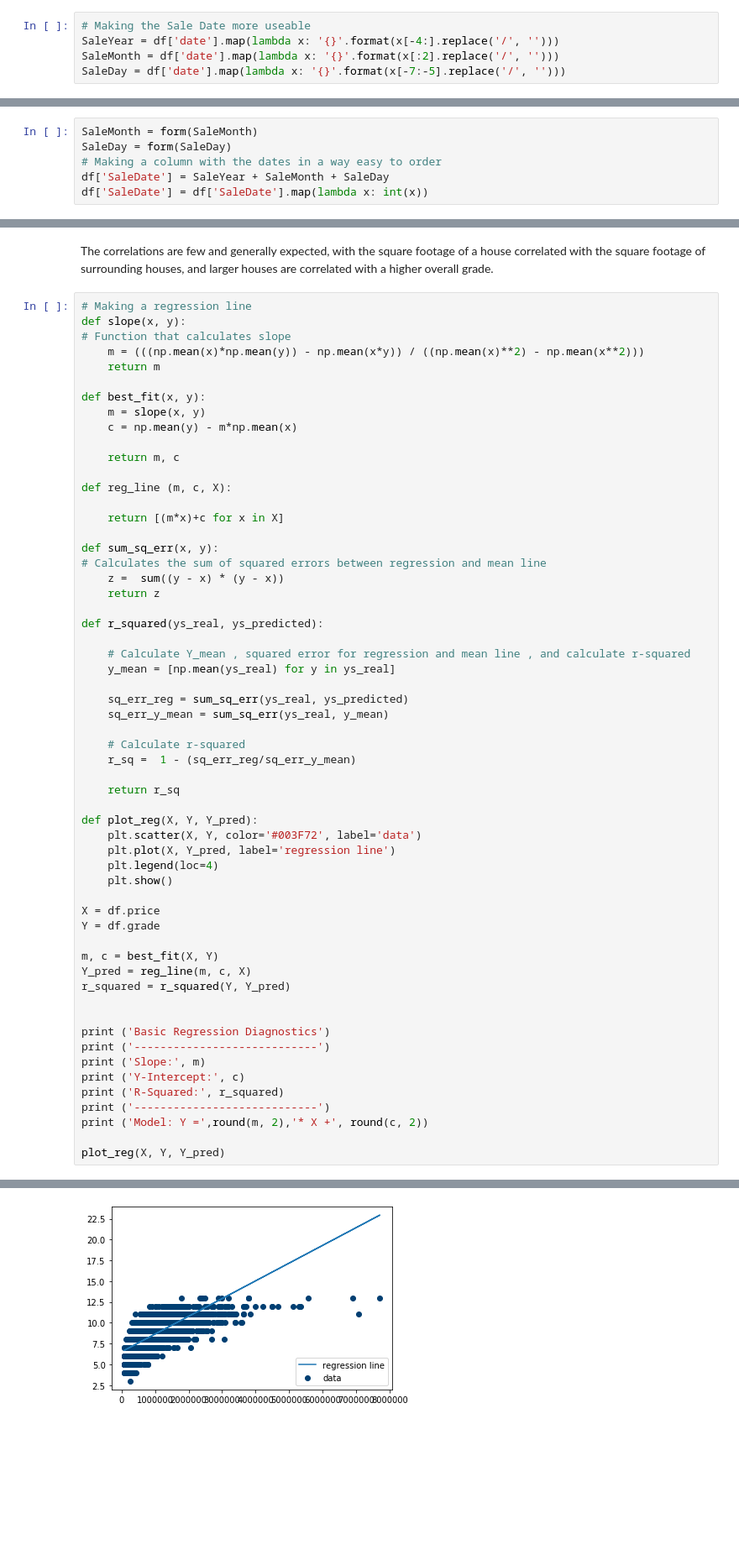
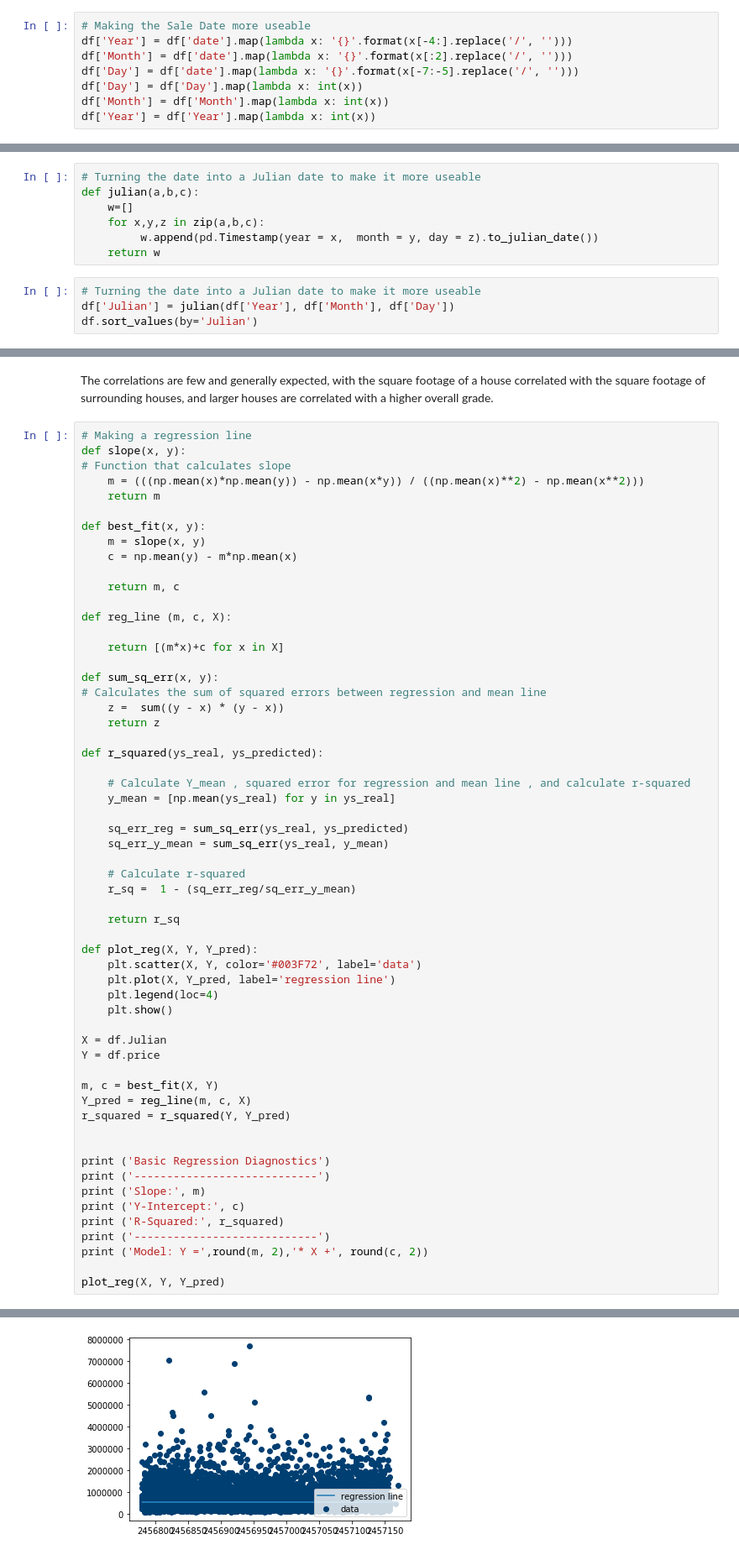
Before and after one commit to aradaha/dsc-mod-2-project-v2-1-onl01-dtsc-ft-030220, a Jupyter notebook: student.ipynb, the cells around one changed output, grey strips where cells are left out. Shown at 84% size. Cells and saved outputs as stored; diff of their text form; blank space fills up the shorter version.

```diff
--- a/student.ipynb
+++ b/student.ipynb
@@ -91,6 +91,9 @@ sqft_lot15       False
 dtype: bool
 # %%
 # Making the Sale Date more useable
-SaleYear = df['date'].map(lambda x: '{}'.format(x[-4:].replace('/', '')))
-SaleMonth = df['date'].map(lambda x: '{}'.format(x[:2].replace('/', '')))
-SaleDay = df['date'].map(lambda x: '{}'.format(x[-7:-5].replace('/', '')))
+df['Year'] = df['date'].map(lambda x: '{}'.format(x[-4:].replace('/', '')))
+df['Month'] = df['date'].map(lambda x: '{}'.format(x[:2].replace('/', '')))
+df['Day'] = df['date'].map(lambda x: '{}'.format(x[-7:-5].replace('/', '')))
+df['Day'] = df['Day'].map(lambda x: int(x))
+df['Month'] = df['Month'].map(lambda x: int(x))
+df['Year'] = df['Year'].map(lambda x: int(x))
@@ -107,6 +100,11 @@ def form(y):
-# %%
-SaleMonth = form(SaleMonth)
-SaleDay = form(SaleDay)
-# Making a column with the dates in a way easy to order
-df['SaleDate'] = SaleYear + SaleMonth + SaleDay
-df['SaleDate'] = df['SaleDate'].map(lambda x: int(x))
+# %%
+# Turning the date into a Julian date to make it more useable
+def julian(a,b,c):
+    w=[]
+    for x,y,z in zip(a,b,c):
+         w.append(pd.Timestamp(year = x,  month = y, day = z).to_julian_date())
+    return w
+# %%
+# Turning the date into a Julian date to make it more useable
+df['Julian'] = julian(df['Year'], df['Month'], df['Day'])
+df.sort_values(by='Julian')
@@ -248,8 +260,8 @@ def plot_reg(X, Y, Y_pred):
     plt.legend(loc=4)
     plt.show()
 
-X = df.price
-Y = df.grade
+X = df.Julian
+Y = df.price
 
 m, c = best_fit(X, Y)
 Y_pred = reg_line(m, c, X)
@@ -276 +288 @@ Model: Y = 0.0 * X + 6.51
-[figure, old version]
+[figure, new version]
```
Also changed, not shown: parts of 10 cells of this notebook.
